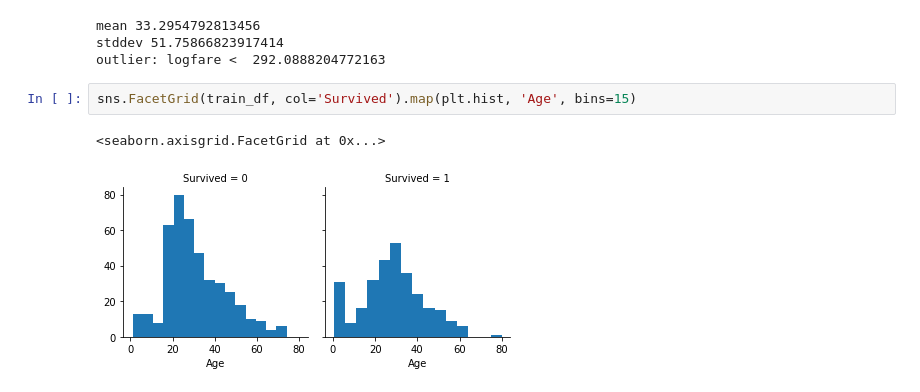
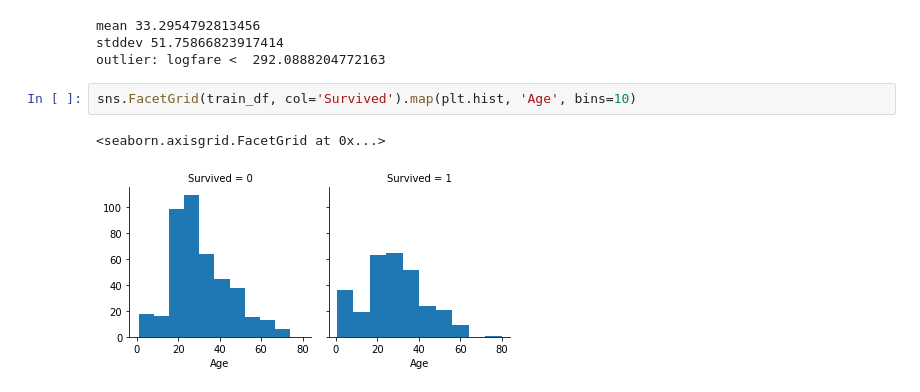
Before and after one commit to keijak/kaggle-pub, a Jupyter notebook: titanic/EDA.ipynb, the cells around one changed output. Drawn from its saved outputs; the diff is of its cells as text.

```diff
--- a/titanic/EDA.ipynb
+++ b/titanic/EDA.ipynb
@@ -145,7 +145,7 @@ mean 33.2954792813456
 stddev 51.75866823917414
 outlier: logfare <  292.0888204772163
 # %%
-sns.FacetGrid(train_df, col='Survived').map(plt.hist, 'Age', bins=15)
+sns.FacetGrid(train_df, col='Survived').map(plt.hist, 'Age', bins=10)
 # %% [output]
 <seaborn.axisgrid.FacetGrid at 0x...>
-[figure, old version]
+[figure, new version]
```
Also changed, not shown: 2 other files.
